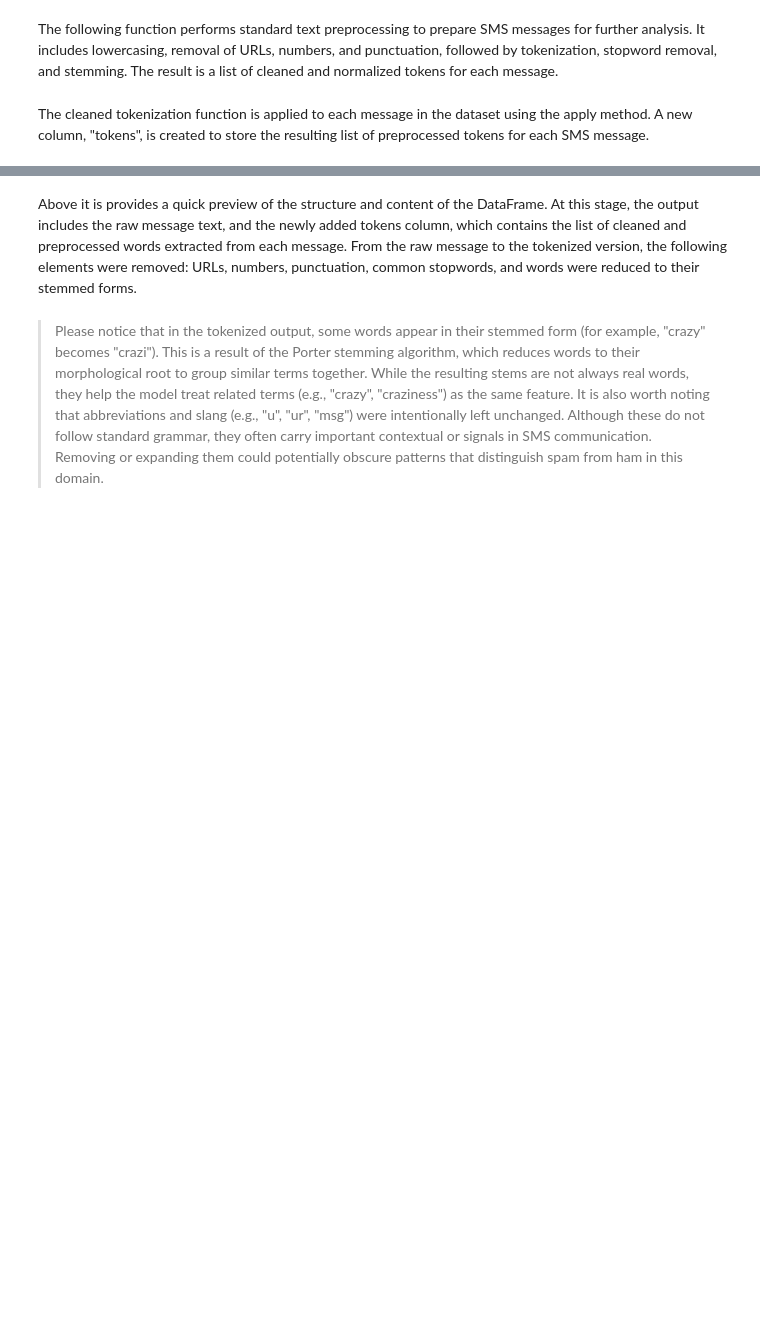
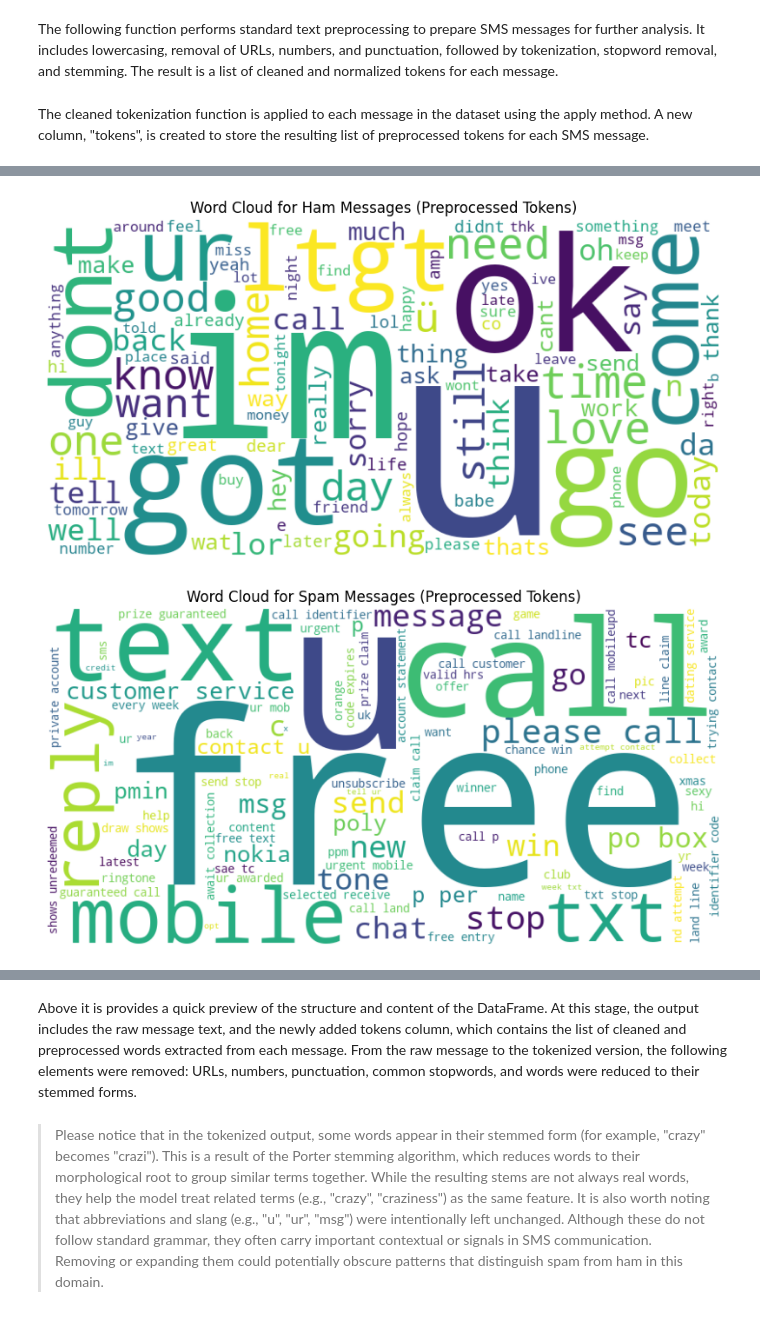
Before and after one commit to Gabriellanaro/SpamClassification, a Jupyter notebook: 42186_MBML_final_notebook.ipynb, the cells around one changed output, grey strips where cells are left out. Drawn from its saved outputs; the diff is of its cells as text; code cells hidden in the pictures; blank space fills up the shorter version.

```diff
--- a/42186_MBML_final_notebook.ipynb
+++ b/42186_MBML_final_notebook.ipynb
@@ -120,0 +220,20 @@ df[["message", "tokens"]].head()
+# %%
+# 5. Word clouds for processed tokens
+plt.figure(figsize=(10, 8))
+ham_wordcloud = WordCloud(width=800, height=400, background_color='white', max_words=100,
+                          contour_width=3, contour_color='steelblue').generate(' '.join(ham_words))
+plt.imshow(ham_wordcloud, interpolation='bilinear')
+plt.title('Word Cloud for Ham Messages (Preprocessed Tokens)')
+plt.axis('off')
+plt.show()
+
+plt.figure(figsize=(10, 8))
+spam_wordcloud = WordCloud(width=800, height=400, background_color='white', max_words=100,
+                           contour_width=3, contour_color='firebrick').generate(' '.join(spam_words))
+plt.imshow(spam_wordcloud, interpolation='bilinear')
+plt.title('Word Cloud for Spam Messages (Preprocessed Tokens)')
+plt.axis('off')
+plt.show()
+# %% [output]
+[figure, added]
+[figure, added]
```
Also changed, not shown: parts of 11 cells of this notebook.
